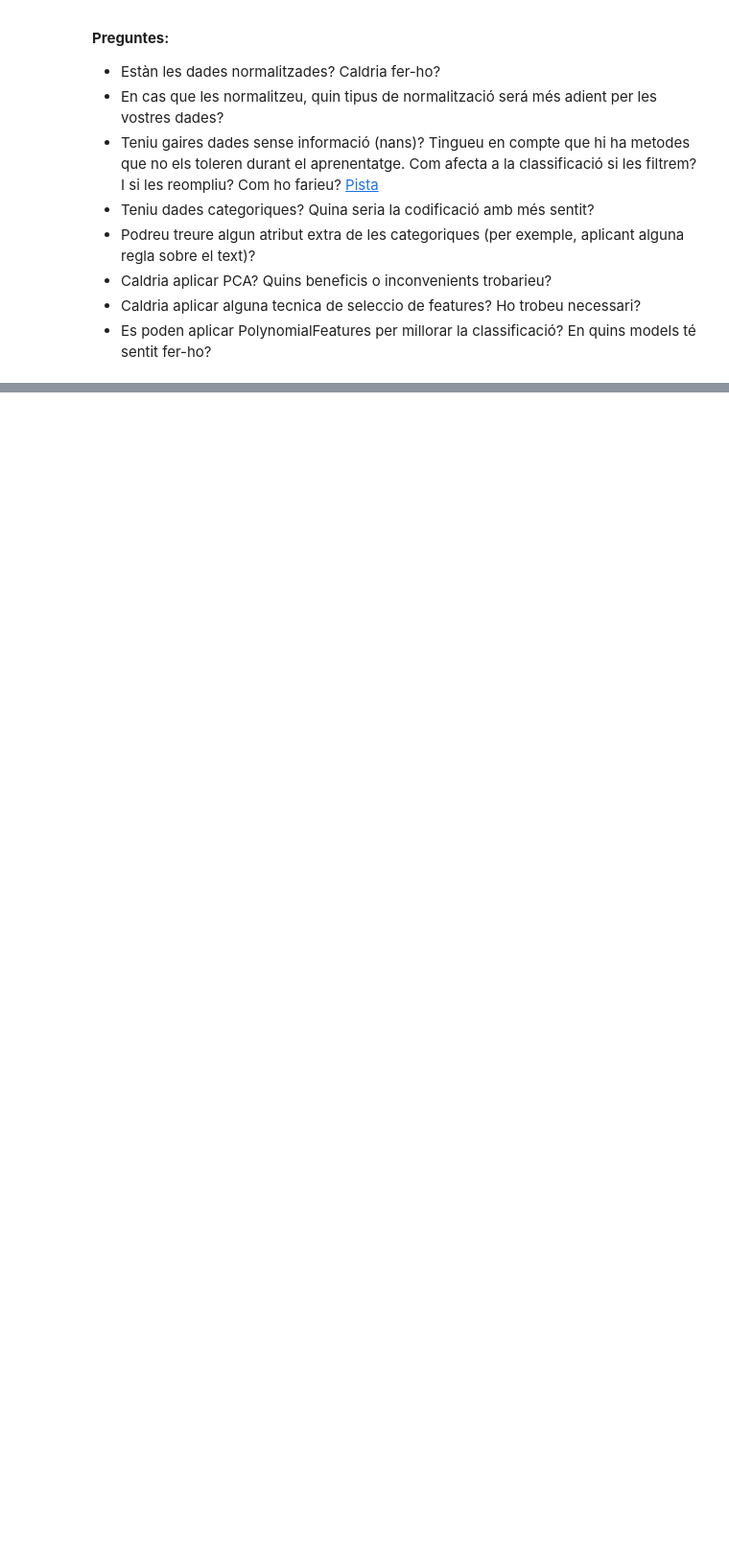
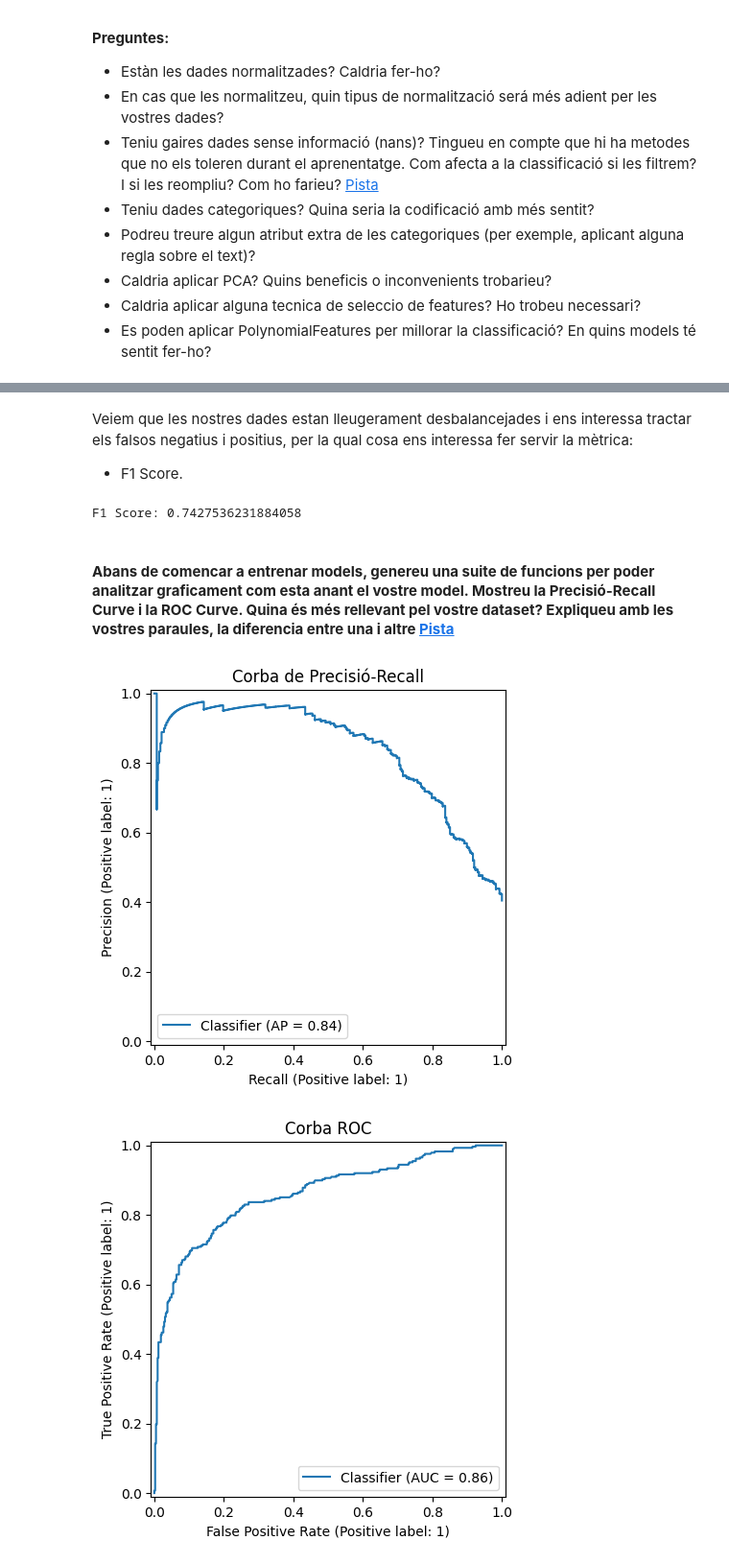
Before and after one commit to Frostyniano/ApC_Pr-ctiques, a Jupyter notebook: APC_Practica_1_2024.ipynb, the cells around one changed output, grey strips where cells are left out. Shown: that part at 96% size. Cells and saved outputs as stored; diff of their text form; code cells hidden in the pictures; blank space fills up the shorter version.

```diff
--- a/APC_Practica_1_2024.ipynb
+++ b/APC_Practica_1_2024.ipynb
@@ -525,0 +375,19 @@ La tasca d'aquesta pràctica s'enmarca dins l'aprenentatge computacional **super
+# %%
+#print(db_corr_encoded)
+#print(db_nans)
+# Define the input variables (X) and the target variable (y)
+X = db_corr_encoded.drop('Survived', axis=1)  # All columns except 'Survived'
+y = db_corr_encoded['Survived']               # 'Survived' column
+print(X.columns)
+
+# Scale the characteristics (optional)
+scaler = StandardScaler()
+X_scaled = scaler.fit_transform(X)
+
+# Train the logistics regression model
+model = LogisticRegression(random_state=0)
+model.fit(X_scaled, y)
+
+# Show the coefficients of the model
+print("Coeficients del model:", model.coef_)
+print("Intercept:", model.intercept_)
@@ -525,0 +449,35 @@ La tasca d'aquesta pràctica s'enmarca dins l'aprenentatge computacional **super
+# %% [markdown]
+Veiem que les nostres dades estan lleugerament desbalancejades i ens interessa tractar els falsos negatius i positius, per la qual cosa ens interessa fer servir la mètrica:
+* F1 Score.
+# %%
+y_pred = model.predict(X_scaled)
+
+# Calculamos el F1 Score
+f1 = f1_score(y, y_pred)
+print("F1 Score:", f1)
+# %% [output]
+F1 Score: 0.7427536231884058
+# %% [markdown]
+#### **Abans de comencar a entrenar models, genereu una suite de funcions per poder analitzar graficament com esta anant el vostre model. Mostreu la Precisió-Recall Curve i la ROC Curve. Quina és més rellevant pel vostre dataset? Expliqueu amb les vostres paraules, la diferencia entre una i altre [Pista](https://stats.stackexchange.com/questions/338826/auprc-vs-auc-roc)**
+# %%
+# Precision-recall curve
+def plot_precision_recall_curve(model, X, y):
+    y_score = model.predict_proba(X)[:, 1]  # Positive class probabilities
+    disp = PrecisionRecallDisplay.from_predictions(y, y_score)
+    disp.ax_.set_title('Corba de Precisió-Recall')
+    plt.show()
+
+# ROC curve
+def plot_roc_curve(model, X, y):
+    y_score = model.predict_proba(X)[:, 1]  # Positive class probabilities
+    disp = RocCurveDisplay.from_predictions(y, y_score)
+    disp.ax_.set_title('Corba ROC')
+    plt.show()
+
+# Example of use with your already trained data (if you have already tuned the model)
+# Remember that X is the scaled feature matrix and y is the target variable
+plot_precision_recall_curve(model, X_scaled, y)
+plot_roc_curve(model, X_scaled, y)
+# %% [output]
+[figure, added]
+[figure, added]
```
Also changed, not shown: parts of 36 cells of this notebook, 1 other file.
